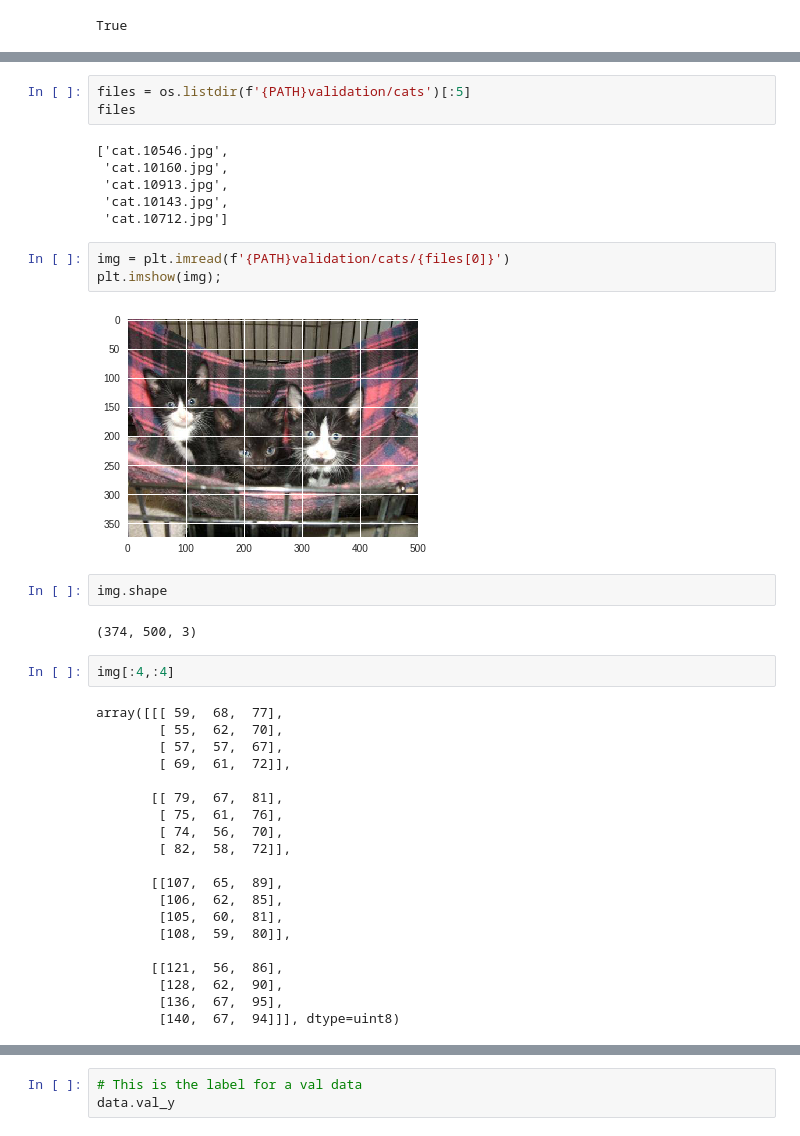
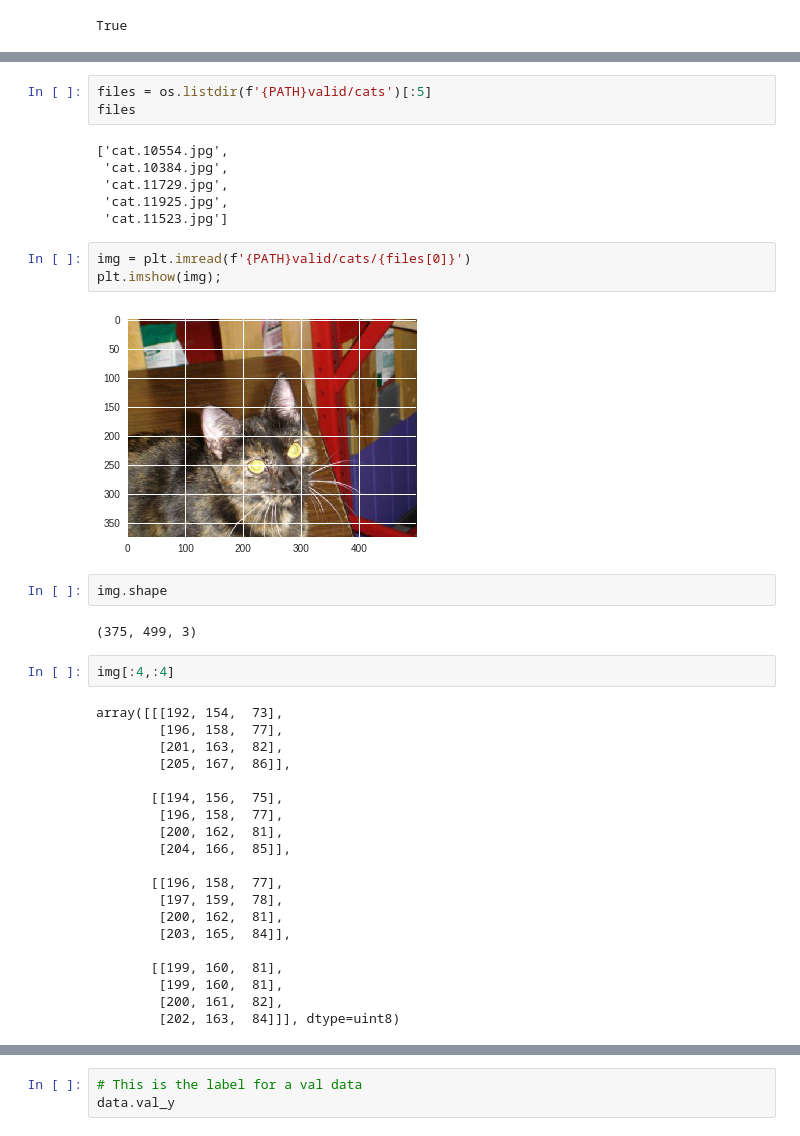
Before and after one commit to karangautam/Learning-Samples, a Jupyter notebook: fastai_lesson_1.ipynb, the cells around one changed output, grey strips where cells are left out. Cells and saved outputs as stored; diff of their text form.

```diff
--- a/fastai_lesson_1.ipynb
+++ b/fastai_lesson_1.ipynb
@@ -239,43 +226,43 @@ os.listdir(f'{PATH}train')
 # %%
-files = os.listdir(f'{PATH}validation/cats')[:5]
+files = os.listdir(f'{PATH}valid/cats')[:5]
 files
 # %% [output]
-['cat.10546.jpg',
- 'cat.10160.jpg',
- 'cat.10913.jpg',
- 'cat.10143.jpg',
- 'cat.10712.jpg']
+['cat.10554.jpg',
+ 'cat.10384.jpg',
+ 'cat.11729.jpg',
+ 'cat.11925.jpg',
+ 'cat.11523.jpg']
 # %%
-img = plt.imread(f'{PATH}validation/cats/{files[0]}')
+img = plt.imread(f'{PATH}valid/cats/{files[0]}')
 plt.imshow(img);
 # %% [output]
-[figure, old version]
+[figure, new version]
 # %%
 img.shape
 # %% [output]
-(374, 500, 3)
+(375, 499, 3)
 # %%
 img[:4,:4]
 # %% [output]
-array([[[ 59,  68,  77],
-        [ 55,  62,  70],
-        [ 57,  57,  67],
-        [ 69,  61,  72]],
+array([[[192, 154,  73],
+        [196, 158,  77],
+        [201, 163,  82],
+        [205, 167,  86]],
 
-       [[ 79,  67,  81],
-        [ 75,  61,  76],
-        [ 74,  56,  70],
-        [ 82,  58,  72]],
+       [[194, 156,  75],
+        [196, 158,  77],
+        [200, 162,  81],
+        [204, 166,  85]],
 
-       [[107,  65,  89],
-        [106,  62,  85],
-        [105,  60,  81],
-        [108,  59,  80]],
+       [[196, 158,  77],
+        [197, 159,  78],
+        [200, 162,  81],
+        [203, 165,  84]],
 
-       [[121,  56,  86],
-        [128,  62,  90],
-        [136,  67,  95],
-        [140,  67,  94]]], dtype=uint8)
+       [[199, 160,  81],
+        [199, 160,  81],
+        [200, 161,  82],
+        [202, 163,  84]]], dtype=uint8)
 # %%
 arch=resnet34
 data = ImageClassifierData.from_paths(PATH, tfms=tfms_from_model(arch, sz))
```
Also changed, not shown: parts of 29 cells of this notebook.
